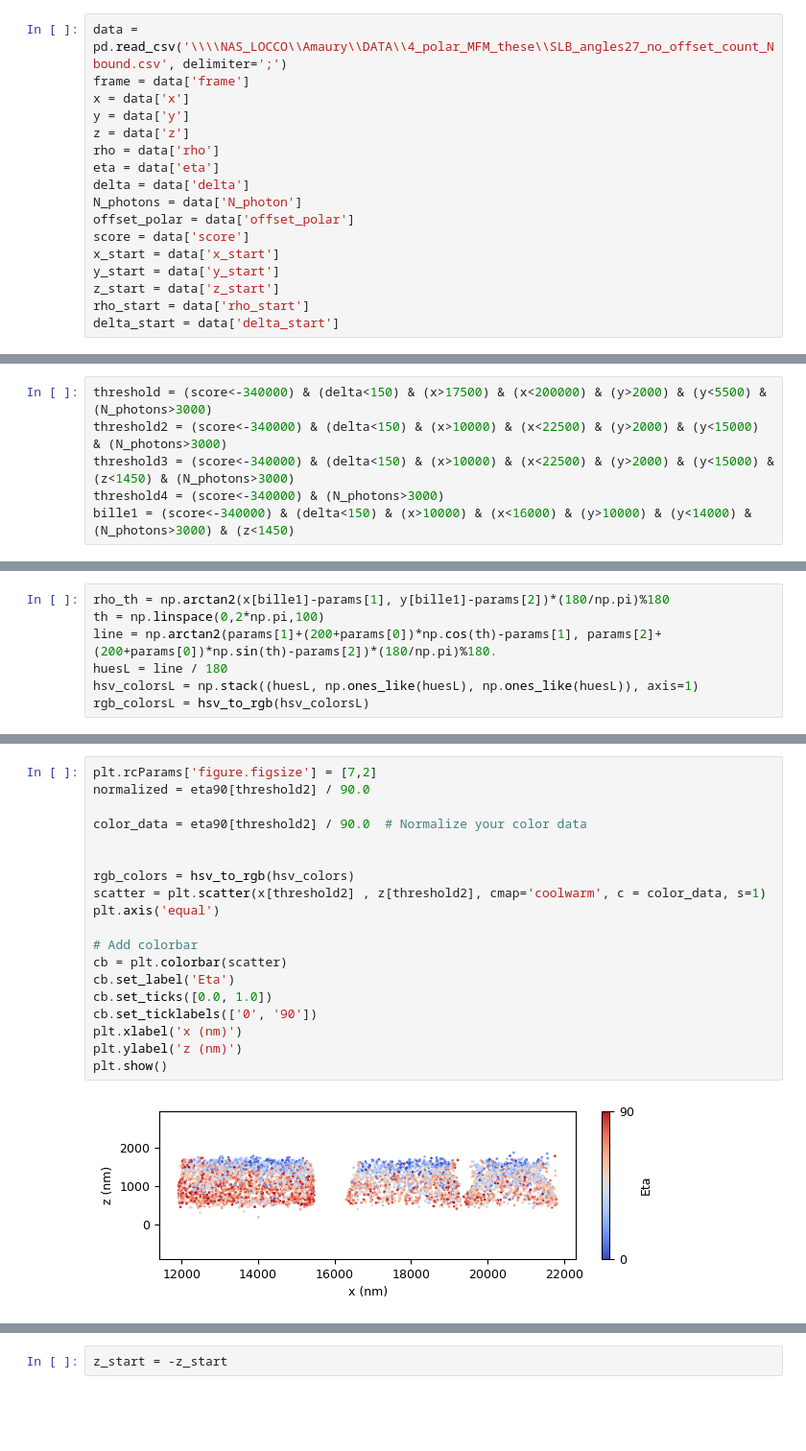
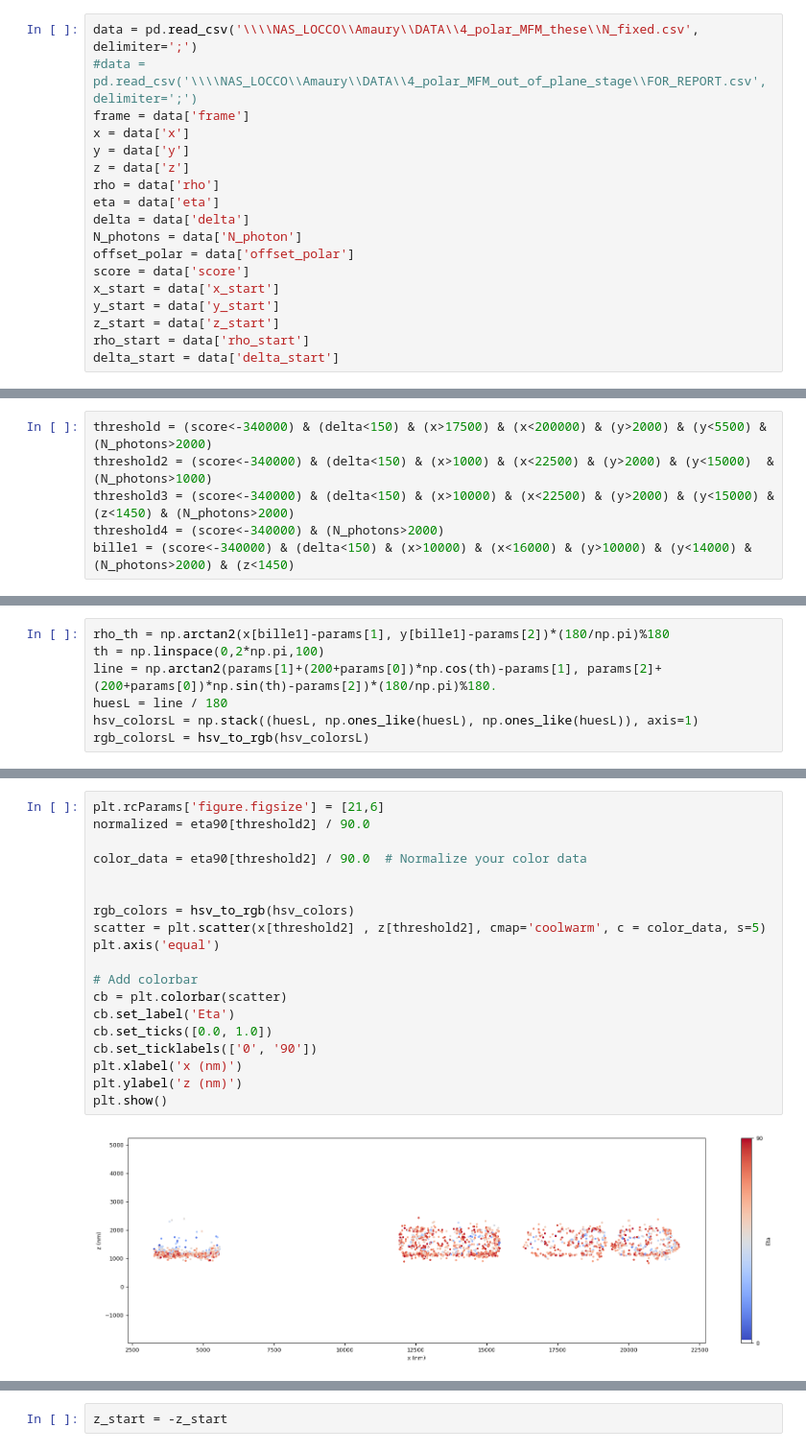
Before and after one commit to aautric/4polarMFM_these, a Jupyter notebook: notebooks_experimental_SLB_Louise/analyse_experimental results.ipynb, the cells around one changed output, grey strips where cells are left out. Shown at 96% size. Saved outputs shown, nothing was run; the diff lists cells and outputs as text; blank space fills up the shorter version.

```diff
--- a/notebooks_experimental_SLB_Louise/analyse_experimental results.ipynb
+++ b/notebooks_experimental_SLB_Louise/analyse_experimental results.ipynb
@@ -8,7 +8,8 @@ import copy
 from matplotlib.colors import hsv_to_rgb
 import pandas as pd
 # %%
-data = pd.read_csv('\\\\NAS_LOCCO\\Amaury\\DATA\\4_polar_MFM_these\\SLB_angles27_no_offset_count_Nbound.csv', delimiter=';')
+data = pd.read_csv('\\\\NAS_LOCCO\\Amaury\\DATA\\4_polar_MFM_these\\N_fixed.csv', delimiter=';')
+#data = pd.read_csv('\\\\NAS_LOCCO\\Amaury\\DATA\\4_polar_MFM_out_of_plane_stage\\FOR_REPORT.csv', delimiter=';')
 frame = data['frame']
 x = data['x']
 y = data['y']
@@ -58,9 +59,9 @@ Text(0, 0.5, 'Occurences')
 # %%
-threshold = (score<-340000) & (delta<150) & (x>17500) & (x<200000) & (y>2000) & (y<5500) & (N_photons>3000)
-threshold2 = (score<-340000) & (delta<150) & (x>10000) & (x<22500) & (y>2000) & (y<15000)  & (N_photons>3000)
-threshold3 = (score<-340000) & (delta<150) & (x>10000) & (x<22500) & (y>2000) & (y<15000) & (z<1450) & (N_photons>3000)
-threshold4 = (score<-340000) & (N_photons>3000)
-bille1 = (score<-340000) & (delta<150) & (x>10000) & (x<16000) & (y>10000) & (y<14000) & (N_photons>3000) & (z<1450)
+threshold = (score<-340000) & (delta<150) & (x>17500) & (x<200000) & (y>2000) & (y<5500) & (N_photons>2000)
+threshold2 = (score<-340000) & (delta<150) & (x>1000) & (x<22500) & (y>2000) & (y<15000)  & (N_photons>1000)
+threshold3 = (score<-340000) & (delta<150) & (x>10000) & (x<22500) & (y>2000) & (y<15000) & (z<1450) & (N_photons>2000)
+threshold4 = (score<-340000) & (N_photons>2000)
+bille1 = (score<-340000) & (delta<150) & (x>10000) & (x<16000) & (y>10000) & (y<14000) & (N_photons>2000) & (z<1450)
 # %% [markdown]
 threshold = (score<-430000) & (delta<150) & (x>17500) & (x<200000) & (y>2000) & (y<5500) & (z<1450) & (N_photons<85000) & (N_photons>6000)
 threshold2 = (score<-430000) & (delta<150) & (x>10000) & (x<22500) & (y>2000) & (y<15000) & (N_photons<85000) & (N_photons>6000)
@@ -193,24 +196,24 @@ plt.grid()
 # %%
-plt.rcParams['figure.figsize'] = [7,2]
+plt.rcParams['figure.figsize'] = [21,6]
 normalized = eta90[threshold2] / 90.0
 
 color_data = eta90[threshold2] / 90.0  # Normalize your color data
 
 
 rgb_colors = hsv_to_rgb(hsv_colors)
-scatter = plt.scatter(x[threshold2] , z[threshold2], cmap='coolwarm', c = color_data, s=1)
+scatter = plt.scatter(x[threshold2] , z[threshold2], cmap='coolwarm', c = color_data, s=5)
 plt.axis('equal')
 
 # Add colorbar
 cb = plt.colorbar(scatter)
 cb.set_label('Eta')
 cb.set_ticks([0.0, 1.0])
 cb.set_ticklabels(['0', '90'])
 plt.xlabel('x (nm)')
 plt.ylabel('z (nm)')
 plt.show()
 # %% [output]
-[figure, old version]
+[figure, new version]
 # %%
 plt.rcParams['figure.figsize'] = [7,2]
 normalized = eta90[threshold2] / 90.0
```
Also changed, not shown: parts of 20 cells of this notebook, 6 other files.
